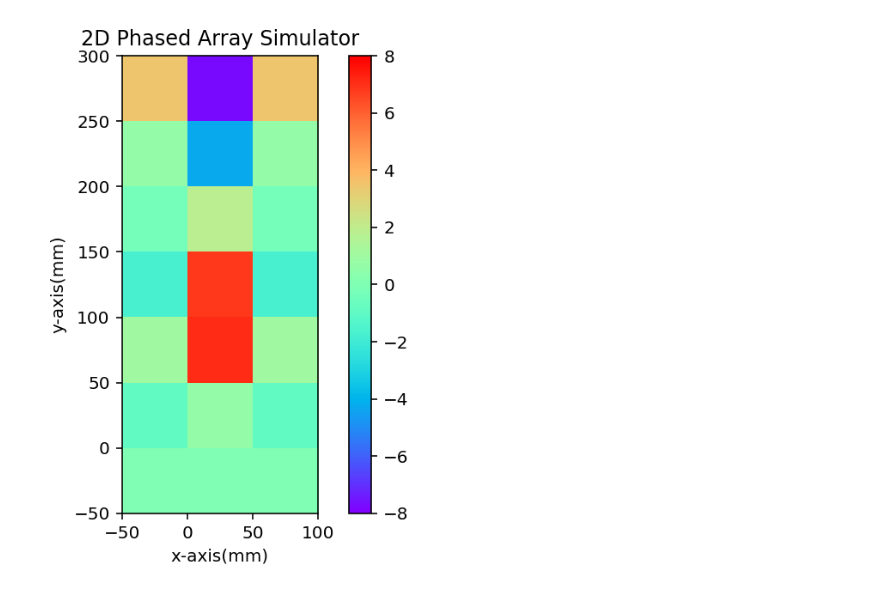
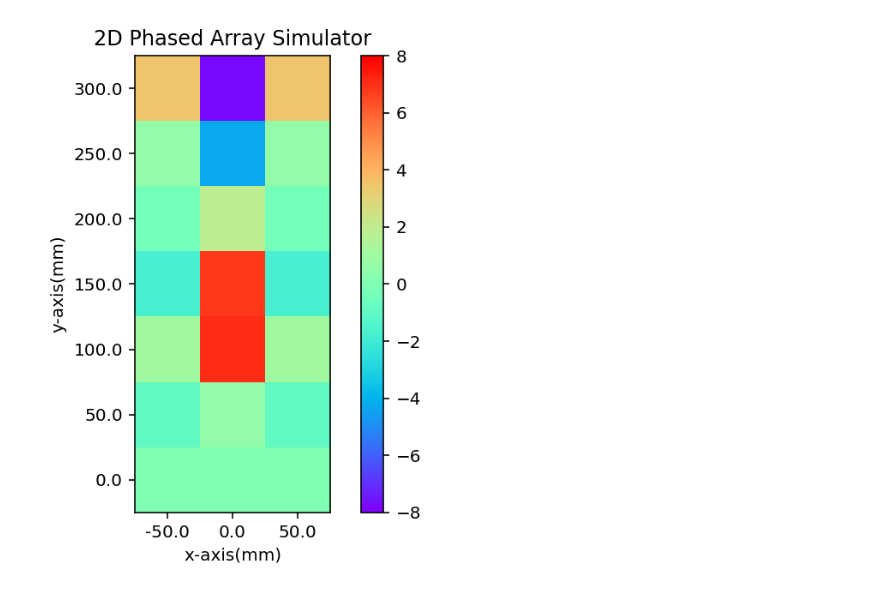
Before and after one commit to ShotaSasaki-HCU/Prog2kakushin, a Jupyter notebook: work2.ipynb, the cells around one changed output. Drawn from its saved outputs; the diff is of its cells as text; code cells hidden in the pictures.

```diff
--- a/work2.ipynb
+++ b/work2.ipynb
@@ -37,32 +37,36 @@ else: # 送信素子数が偶数個のとき
     tr_x_coord.append(-(((tr_num // 2) * tr_clearance) - (tr_clearance / 2)) + (n * tr_clearance))
 
 calc_x = range_x_L # 計算するx座標を初期化
 calc_y = range_y_T # 計算するy座標を初期化
 row = 0 # 行インデックス初期化
 column = 0 # 列インデックス初期化
 for num in range(0, tr_num): # 送信素子それぞれについて左端から順次計算していく。
   phase_diff = num * tr_clearance * np.sin(beam_direction - (np.pi / 2)) # 位相差
   while calc_y > (range_y_B - calc_width):
     while calc_x < (range_x_R + calc_width):
       vec = np.array([calc_x, calc_y]) - np.array([tr_x_coord[num], 0]) # (計算座標) - (送信素子の座標)
       from_tr = np.arctan2(vec[0], vec[1]) # 送信素子から見た計算座標の向き（y軸が0(rad)で、時計回りが正・反時計回りが負となる。）
       if np.abs(from_tr) <= (tr_directivity / 2): # 計算座標が送信素子の指向性の範囲に入っている場合
         sim_result[row][column] += A * np.sin(2 * np.pi * f * (t - (np.linalg.norm(vec) / v) + (phase_diff / v))) # 波の式
       calc_x += calc_width # 次の計算座標へ（x軸の正方向へ）
       column += 1
     calc_x = range_x_L # 計算するx座標を初期化
     column = 0 # 列インデックス初期化
     calc_y -= calc_width # 次の計算座標へ（y軸の負方向へ）
     row += 1
   calc_y = range_y_T # 計算するy座標を初期化
   row = 0 # 行インデックス初期化
 
 fig, ax = plt.subplots(dpi=144)
-im = ax.imshow(sim_result, cmap='rainbow', aspect='equal', vmin=-A*tr_num, vmax=A*tr_num, extent=(range_x_L, range_x_L+(calc_width*sim_result.shape[1]), range_y_T-(calc_width*sim_result.shape[0]), range_y_T))
+im = ax.imshow(sim_result, cmap='rainbow', aspect='equal', vmin=-A*tr_num, vmax=A*tr_num)
+ax.set_xticks(np.arange(0, sim_result.shape[1], 1))
+ax.set_xticklabels(np.linspace(range_x_L, range_x_L+(calc_width*(sim_result.shape[1]-1)), sim_result.shape[1]))
+ax.set_yticks(np.arange(sim_result.shape[0]-1, 0-1, -1))
+ax.set_yticklabels(np.linspace(range_y_T-(calc_width*(sim_result.shape[0]-1)), range_y_T, sim_result.shape[0]))
 ax.set_title('2D Phased Array Simulator')
 ax.set_xlabel('x-axis(mm)')
 ax.set_ylabel('y-axis(mm)')
 plt.colorbar(im)
 plt.show()
 # %% [output]
-[figure, old version]
+[figure, new version]
```
